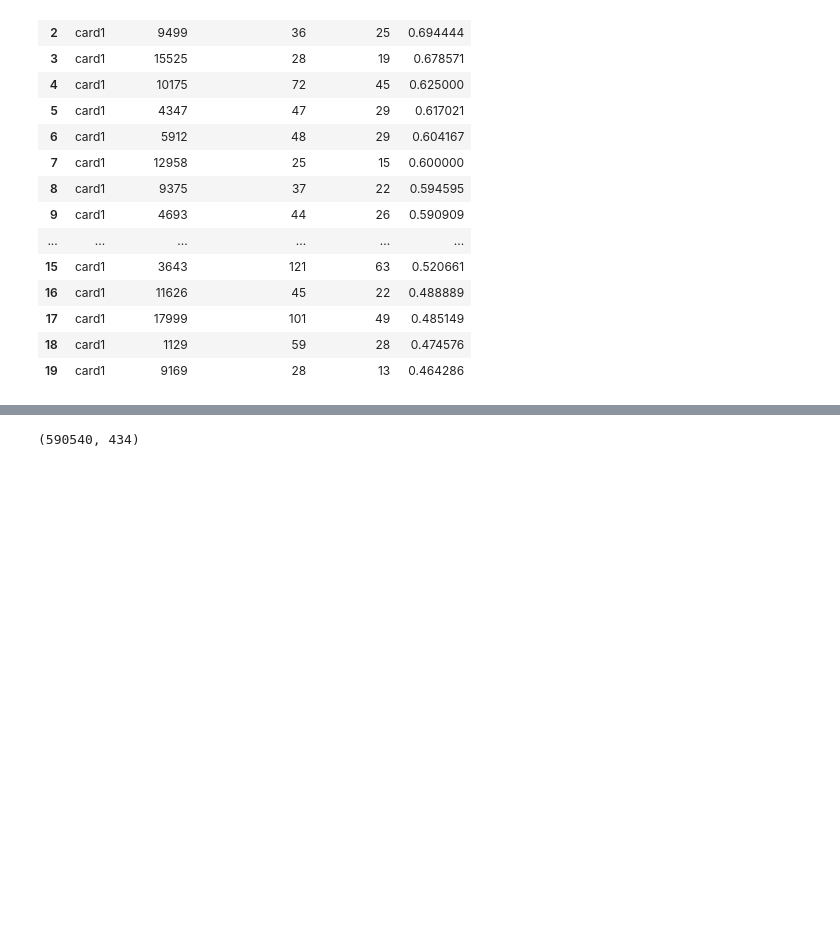
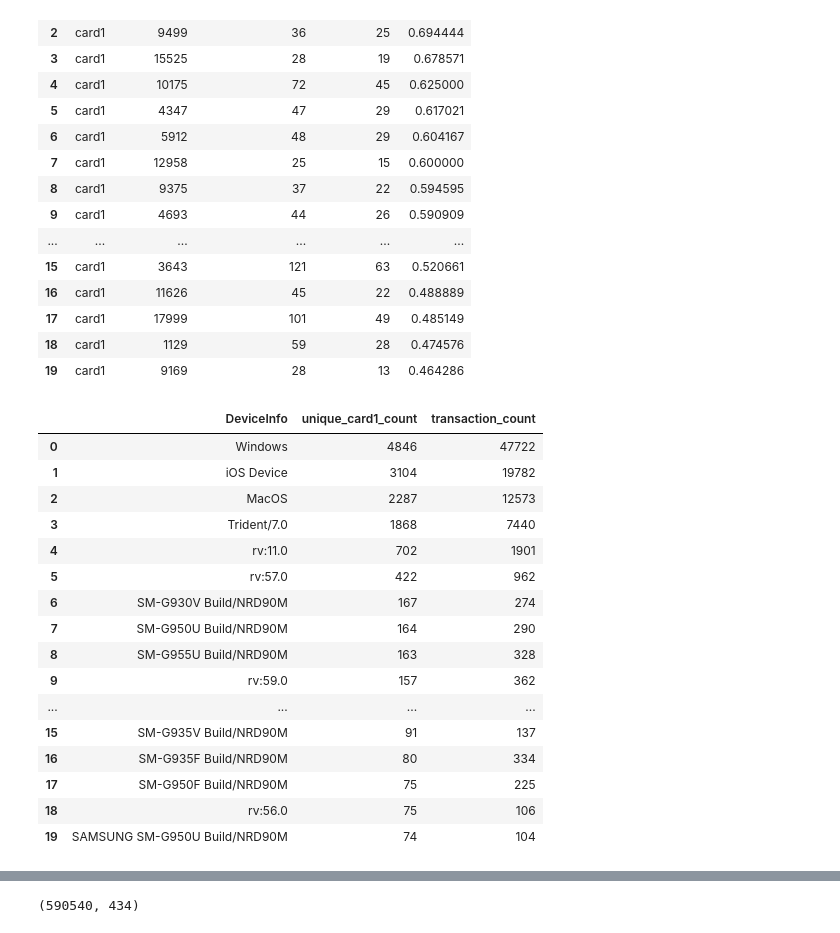
Before and after one commit to manojitkhatua/trace-ai, a Jupyter notebook: src/analysis/EDA.ipynb, the cells around one changed output, grey strips where cells are left out. Saved outputs shown, nothing was run; the diff lists cells and outputs as text; code cells hidden in the pictures; blank space fills up the shorter version.

```diff
--- a/src/analysis/EDA.ipynb
+++ b/src/analysis/EDA.ipynb
@@ -582,6 +582,28 @@ entity_fraud.head(20)
 | 17 | card1 | 17999 | 101 | 49 | 0.485149 |
 | 18 | card1 | 1129 | 59 | 28 | 0.474576 |
 | 19 | card1 | 9169 | 28 | 13 | 0.464286 |
+# %%
+entity_analyzer.set_strategy(DeviceCardConnectivityStrategy(min_cards=2,top_n=20))
+device_card_connectivity = entity_analyzer.execute_analysis(relationship_df)
+device_card_connectivity
+# %% [output]
+|  | DeviceInfo | unique_card1_count | transaction_count |
+| 0 | Windows | 4846 | 47722 |
+| 1 | iOS Device | 3104 | 19782 |
+| 2 | MacOS | 2287 | 12573 |
+| 3 | Trident/7.0 | 1868 | 7440 |
+| 4 | rv:11.0 | 702 | 1901 |
+| 5 | rv:57.0 | 422 | 962 |
+| 6 | SM-G930V Build/NRD90M | 167 | 274 |
+| 7 | SM-G950U Build/NRD90M | 164 | 290 |
+| 8 | SM-G955U Build/NRD90M | 163 | 328 |
+| 9 | rv:59.0 | 157 | 362 |
+| ... | ... | ... | ... |
+| 15 | SM-G935V Build/NRD90M | 91 | 137 |
+| 16 | SM-G935F Build/NRD90M | 80 | 334 |
+| 17 | SM-G950F Build/NRD90M | 75 | 225 |
+| 18 | rv:56.0 | 75 | 106 |
+| 19 | SAMSUNG SM-G950U Build/NRD90M | 74 | 104 |
 # %% [markdown]
 
 # Entity Analysis Insights
```
Also changed, not shown: parts of 4 cells of this notebook, 6 other files.
